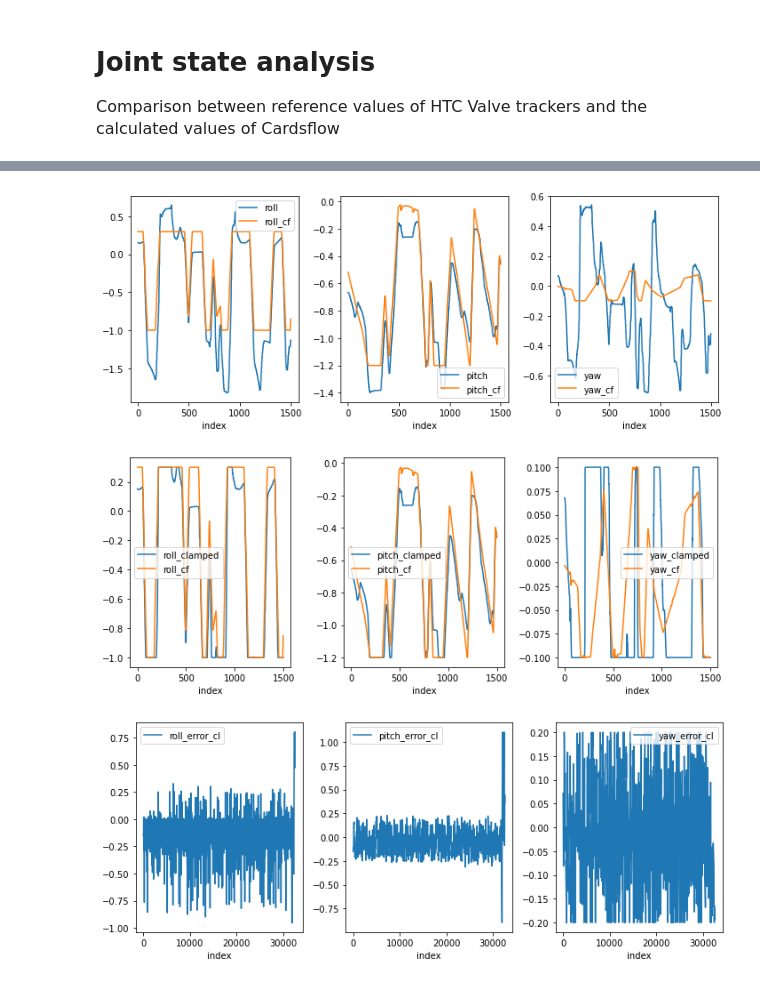
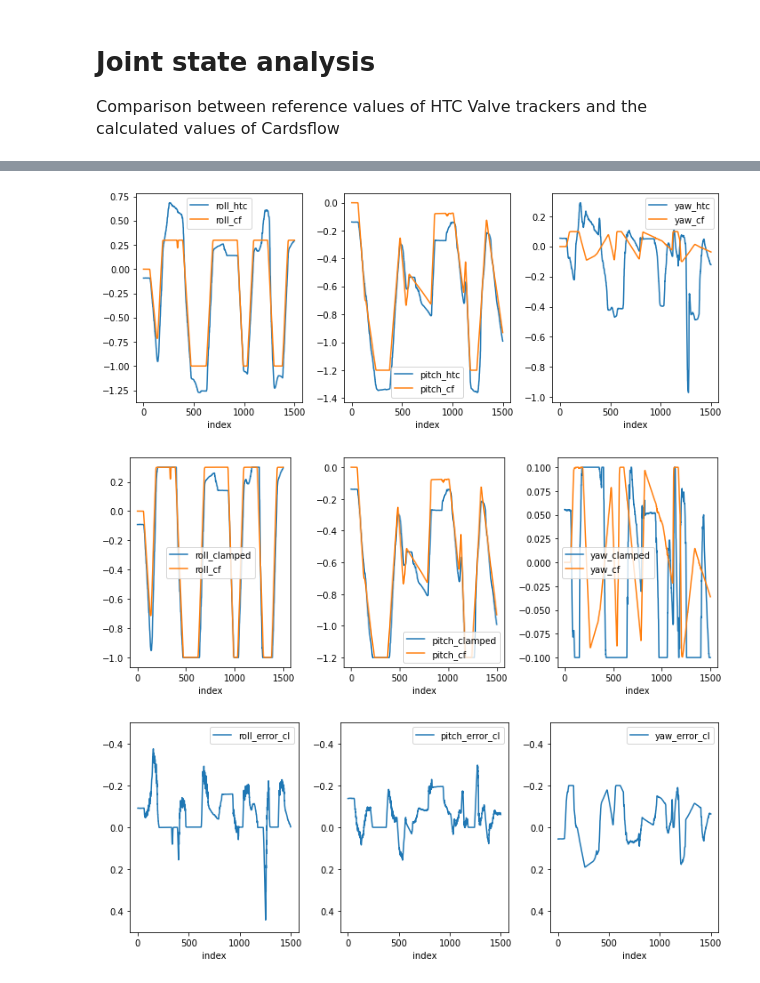
Before and after one commit to Roboy/joint_state_analysis, a Jupyter notebook: Data_Analysis_joint_states.ipynb, the cells around one changed output, grey strips where cells are left out. Cells and saved outputs as stored; diff of their text form; code cells hidden in the pictures.

```diff
--- a/Data_Analysis_joint_states.ipynb
+++ b/Data_Analysis_joint_states.ipynb
@@ -29,6 +20,6 @@ import matplotlib.pyplot as plt
 # %%
 # load dataset generated from the script write_data_from_rosbag_HTC_Cardsflow.py ...
 # which took data from rosbag recording
-dataset = pd.read_csv('/home/niels/Documents/Roboy/data/2021_05_17_shoulder_right_cf_data.log',delim_whitespace=True, header=0)
+dataset = pd.read_csv('/home/niels/Documents/Roboy/joint_state_analysis/data/2021_05_25_right_shoulder_60min_wdisp.log',delim_whitespace=True, header=0)
 # %%
 dataset = dataset.dropna()                                             # remove nan rows
@@ -84,40 +87,35 @@ plt.tight_layout()  # Optional ... often improves the layout
 # %%
 # plot detailed view of specified interval
-specific_interval_roll = dataset[1:1500] # set interval to your needs
+specific_interval = dataset[1:1500] # set interval to your needs
 
+
+#plot comparison withOUT clamped values
 fig, (ax1,ax2,ax3) = plt.subplots(1,3, figsize=(10,4))  # 1 row, 3 columns
 
-specific_interval_roll.reset_index().plot(x='index', y=["roll", "roll_cf"], ax=ax1)
-specific_interval_roll.reset_index().plot(x='index', y=["pitch", "pitch_cf"], ax=ax2)
-specific_interval_roll.reset_index().plot(x='index', y=["yaw", "yaw_cf"],ax=ax3)
+specific_interval.reset_index().plot(x='index', y=["roll_htc", "roll_cf"], ax=ax1)
+specific_interval.reset_index().plot(x='index', y=["pitch_htc", "pitch_cf"], ax=ax2)
+specific_interval.reset_index().plot(x='index', y=["yaw_htc", "yaw_cf"],ax=ax3)
 plt.tight_layout()  # Optional ... often improves the layout
 
+#plot comparison with clamped values
 fig, (ax1,ax2,ax3) = plt.subplots(1,3, figsize=(10,4))  # 1 row, 3 columns
 
-specific_interval_roll.reset_index().plot(x='index', y=["roll_clamped", "roll_cf"], ax=ax1)
-specific_interval_roll.reset_index().plot(x='index', y=["pitch_clamped", "pitch_cf"], ax=ax2)
-specific_interval_roll.reset_index().plot(x='index', y=["yaw_clamped", "yaw_cf"],ax=ax3)
+specific_interval.reset_index().plot(x='index', y=["roll_clamped", "roll_cf"], ax=ax1)
+specific_interval.reset_index().plot(x='index', y=["pitch_clamped", "pitch_cf"], ax=ax2)
+specific_interval.reset_index().plot(x='index', y=["yaw_clamped", "yaw_cf"],ax=ax3)
 plt.tight_layout()  # Optional ... often improves the layout
+
+# plot error with clamped values
+fig, (ax1,ax2,ax3) = plt.subplots(1,3, figsize=(10,4))  # 1 row, 3 columns
+
+specific_interval.reset_index().plot(x='index', y='roll_error_cl', ax=ax1, ylim=(0.5,-0.5)) # plot roll_error
+specific_interval.reset_index().plot(x='index', y='pitch_error_cl', ax=ax2, ylim=(0.5,-0.5)) # plot pitch_error
+specific_interval.reset_index().plot(x='index', y='yaw_error_cl', ax=ax3, ylim=(0.5,-0.5)) # plot yaw_error
+plt.tight_layout()  # Optional ... often improves the layout
 # %% [output]
-[figure, old version]
+[figure, new version]
-[figure, old version]
+[figure, new version]
+[figure, added]
-# %%
-# plot error
-"""fig, (ax1,ax2,ax3) = plt.subplots(1,3, figsize=(10,4))  # 1 row, 3 columns
-
-dataset.reset_index().plot(x='index', y='roll_error', ax=ax1) # plot roll_error
-dataset.reset_index().plot(x='index', y='pitch_error', ax=ax2) # plot pitch_error
-dataset.reset_index().plot(x='index', y='yaw_error', ax=ax3) # plot yaw_error
-plt.tight_layout()  # Optional ... often improves the layout """
-
-fig, (ax1,ax2,ax3) = plt.subplots(1,3, figsize=(10,4))  # 1 row, 3 columns
-
-dataset.reset_index().plot(x='index', y='roll_error_cl', ax=ax1) # plot roll_error
-dataset.reset_index().plot(x='index', y='pitch_error_cl', ax=ax2) # plot pitch_error
-dataset.reset_index().plot(x='index', y='yaw_error_cl', ax=ax3) # plot yaw_error
-plt.tight_layout()  # Optional ... often improves the layout
-# %% [output]
-[figure, removed]
 # %%
 #mean
 mean_roll = dataset['roll_error_cl'].mean()
```
Also changed, not shown: parts of 12 cells of this notebook.
